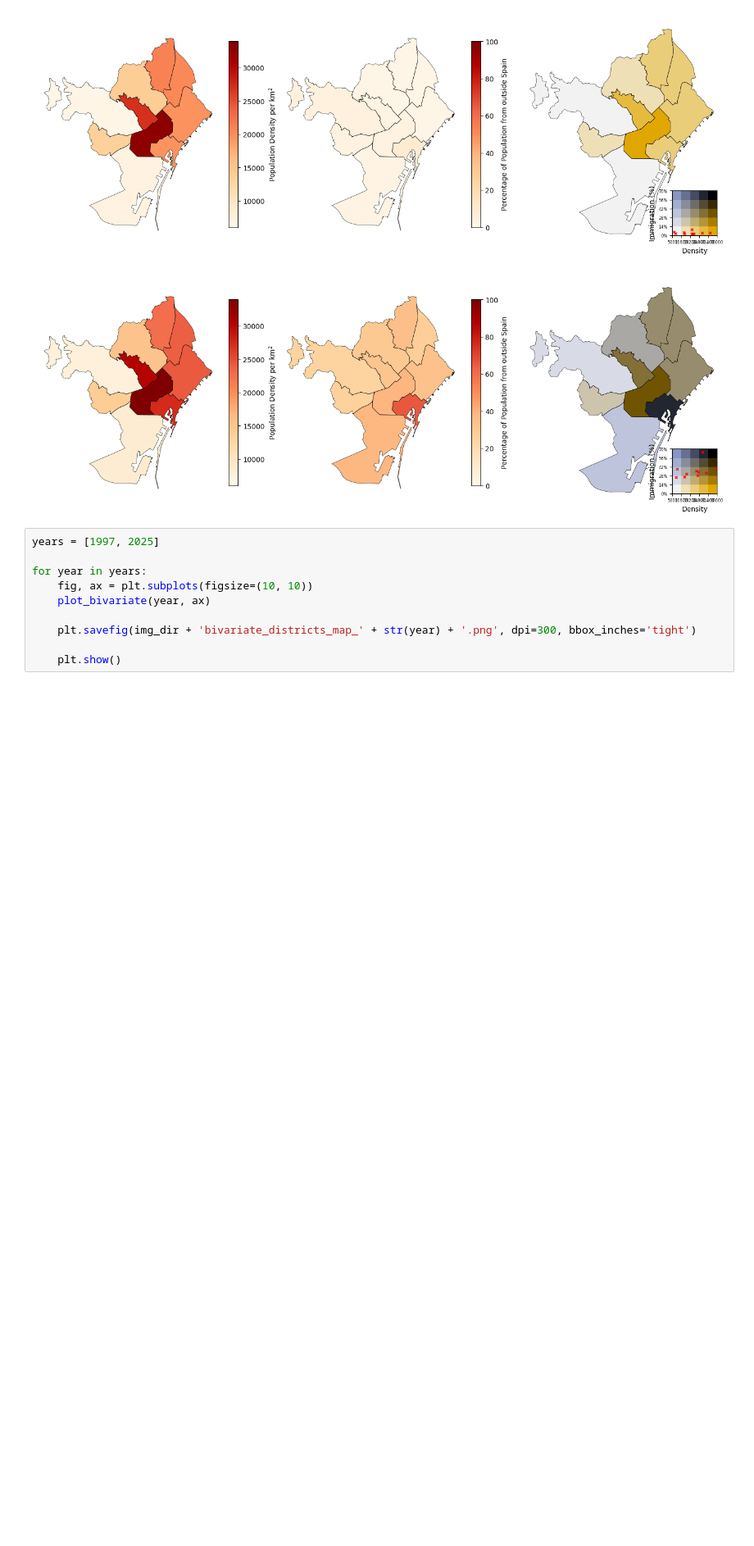
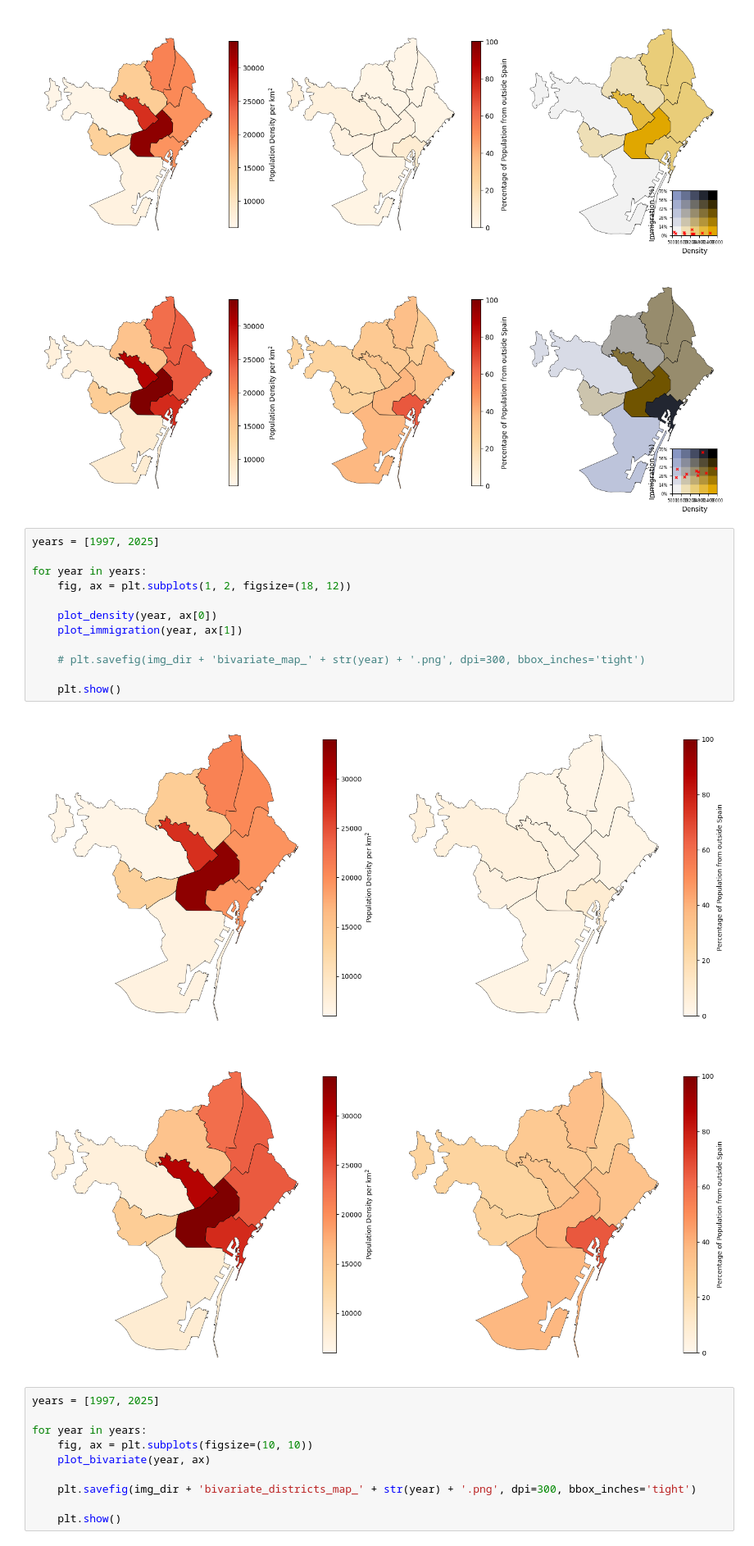
Before and after one commit to pablob2002/immigration-avdm, a Jupyter notebook: Ale/99_test_bivariate_districts.ipynb, the cells around one changed output. Shown at 82% size. Cells and saved outputs as stored; diff of their text form; blank space fills up the shorter version.

Commit message:
test plots to check quality of final plots

```diff
--- a/Ale/99_test_bivariate_districts.ipynb
+++ b/Ale/99_test_bivariate_districts.ipynb
@@ -200,6 +206,21 @@ for year in years:
 # %% [output]
 [figure]
 [figure]
+# %%
+years = [1997, 2025]
+
+for year in years:
+    fig, ax = plt.subplots(1, 2, figsize=(18, 12))
+
+    plot_density(year, ax[0])
+    plot_immigration(year, ax[1])
+
+    # plt.savefig(img_dir + 'bivariate_map_' + str(year) + '.png', dpi=300, bbox_inches='tight')
+
+    plt.show()
+# %% [output]
+[figure, added]
+[figure, added]
 # %%
 years = [1997, 2025]
 
```
Also changed, not shown: parts of 2 cells of this notebook.
